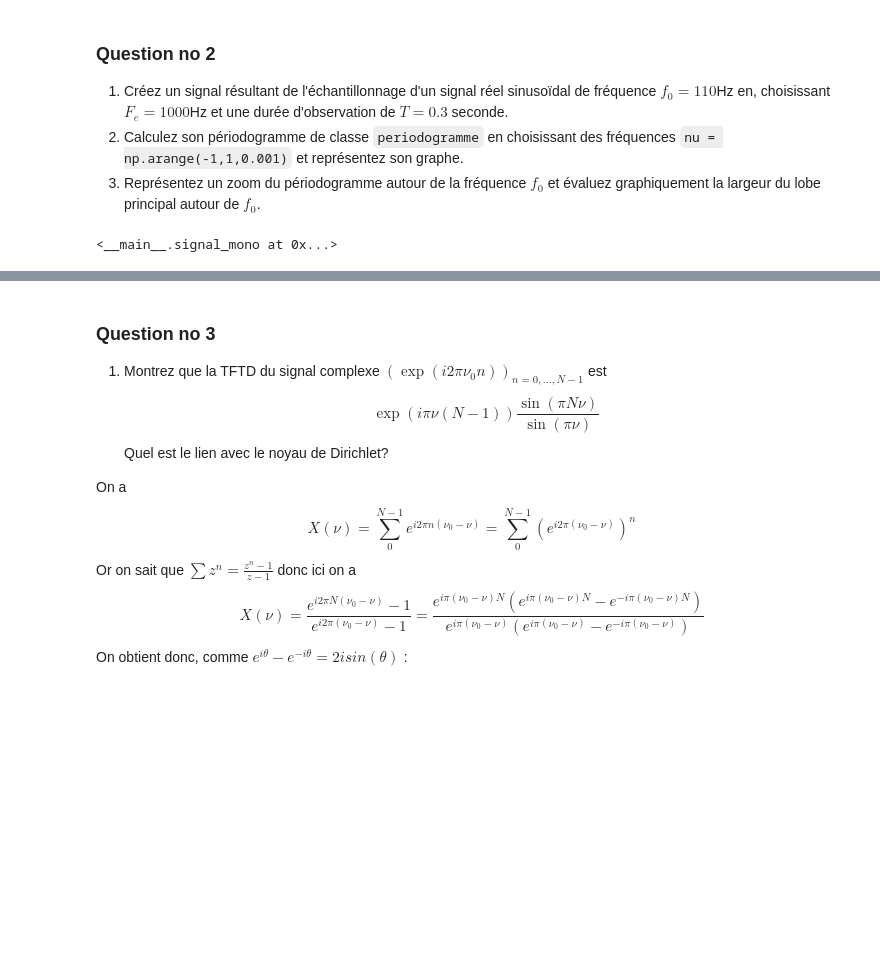
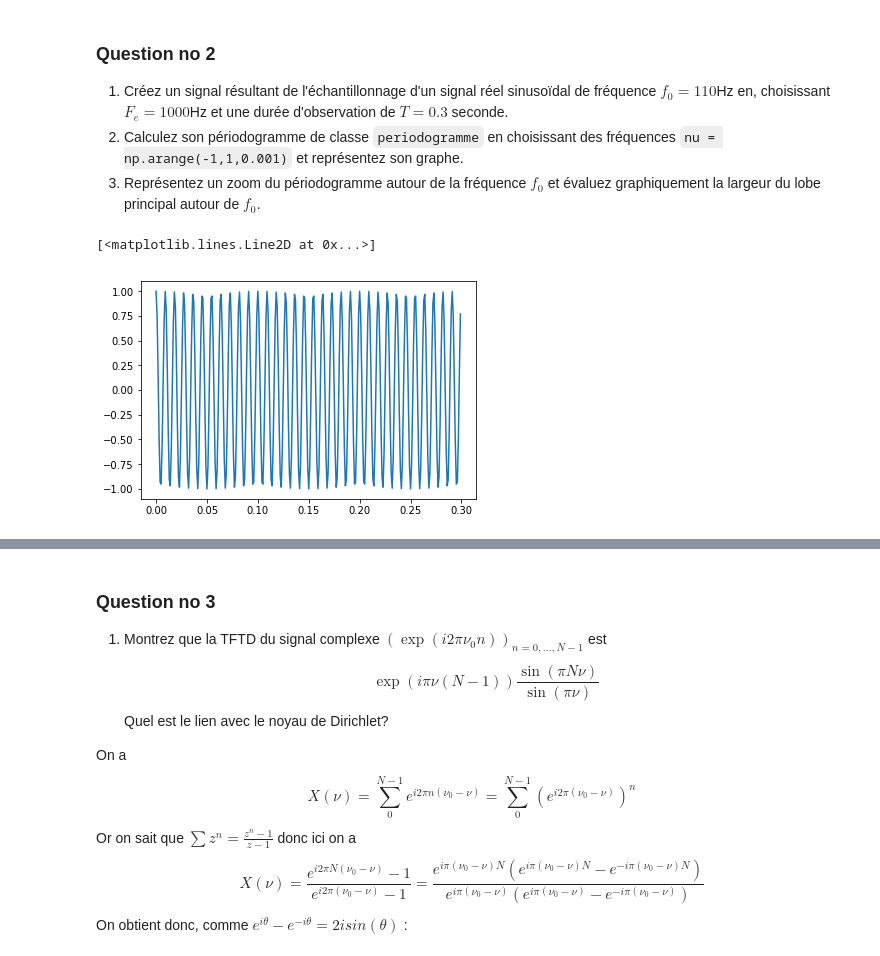
Before and after one commit to Margaux2812/tpsignal, a Jupyter notebook: TPintroductionTFTD.ipynb, the cells around one changed output, grey strips where cells are left out. Cells and saved outputs as stored; diff of their text form; code cells hidden in the pictures; blank space fills up the shorter version.

```diff
--- a/TPintroductionTFTD.ipynb
+++ b/TPintroductionTFTD.ipynb
@@ -151,11 +151,14 @@ def extraire_periodogramme(I,nu_min,nu_max):
 # %%
 f0 = 110
 Fe = 1000
 T = 0.3
 
-t = np.arange(0, T, 1/f0)
-valeurs = np.cos(2*np.pi*f0*t)
+N = np.round(T*Fe)
+valeurs = np.cos(2*np.pi*f0/Fe*np.arange(N))
 
-creer_signal(valeurs, Fe)
+x = creer_signal(valeurs, Fe)
+
+plt.plot(x.t, x.x)
 # %% [output]
-<__main__.signal_mono at 0x...>
+[<matplotlib.lines.Line2D at 0x...>]
+[figure, added]
```
Also changed, not shown: parts of 1 cell of this notebook.
